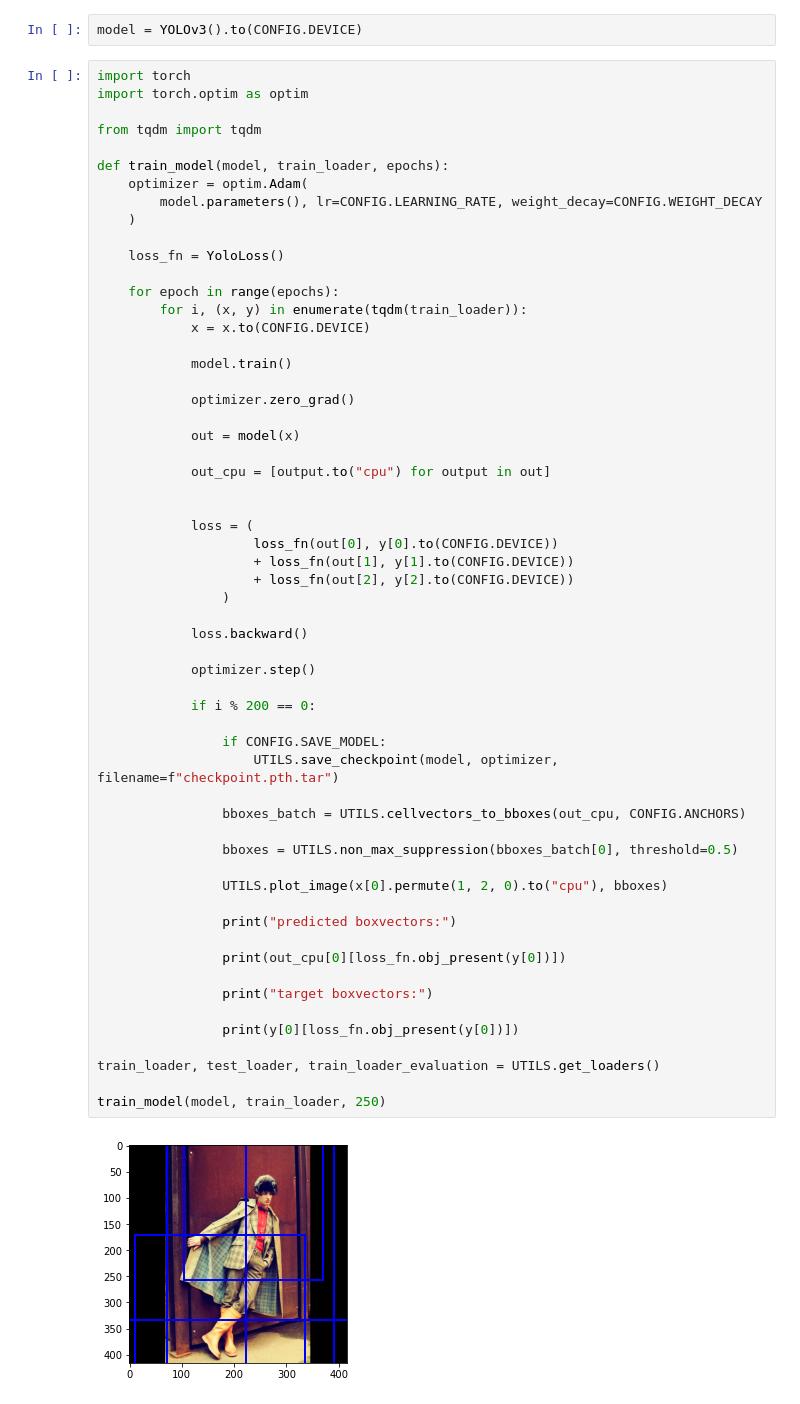
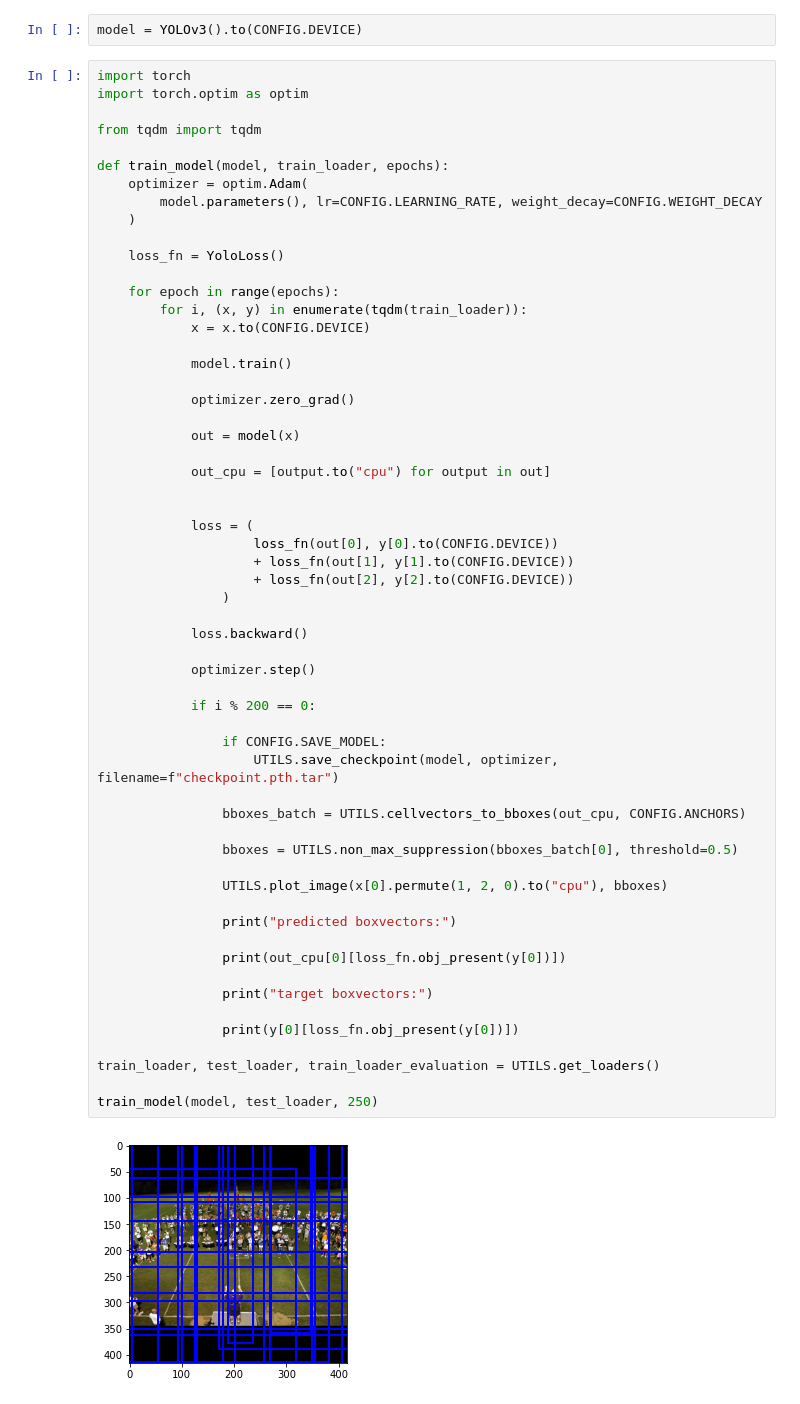
Before and after one commit to JRitmeester/ACVPR, a Jupyter notebook: YOLOv3.ipynb, the cells around one changed output. Cells and saved outputs as stored; diff of their text form.

```diff
--- a/YOLOv3.ipynb
+++ b/YOLOv3.ipynb
@@ -1463,33 +1464,33 @@ def train_model(model, train_loader, epochs):
                     + loss_fn(out[1], y[1].to(CONFIG.DEVICE))
                     + loss_fn(out[2], y[2].to(CONFIG.DEVICE))
                 )
 
             loss.backward()
 
             optimizer.step()
 
             if i % 200 == 0:
 
                 if CONFIG.SAVE_MODEL:
                     UTILS.save_checkpoint(model, optimizer, filename=f"checkpoint.pth.tar")
 
                 bboxes_batch = UTILS.cellvectors_to_bboxes(out_cpu, CONFIG.ANCHORS)
 
                 bboxes = UTILS.non_max_suppression(bboxes_batch[0], threshold=0.5)
 
                 UTILS.plot_image(x[0].permute(1, 2, 0).to("cpu"), bboxes)
 
                 print("predicted boxvectors:")
 
                 print(out_cpu[0][loss_fn.obj_present(y[0])])
 
                 print("target boxvectors:")
 
                 print(y[0][loss_fn.obj_present(y[0])])
 
 train_loader, test_loader, train_loader_evaluation = UTILS.get_loaders()
 
-train_model(model, train_loader, 250)
+train_model(model, test_loader, 250)
 # %% [output]
-[figure, old version]
+[figure, new version]
 predicted boxvectors:
```
Also changed, not shown: parts of 4 cells of this notebook, 1 other file.
